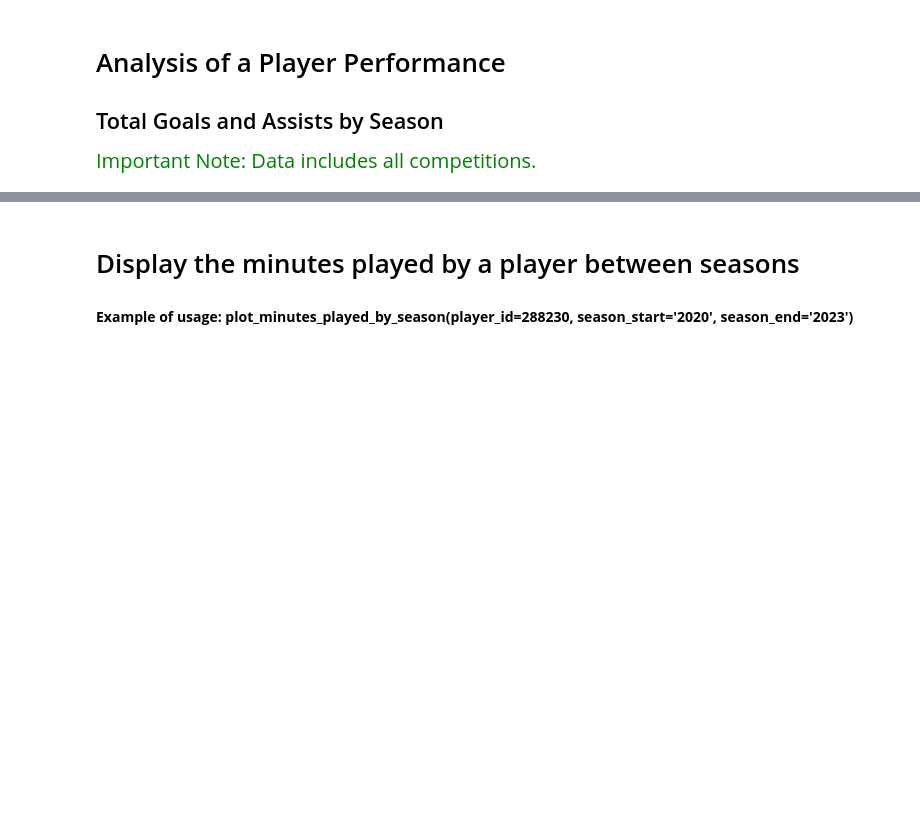
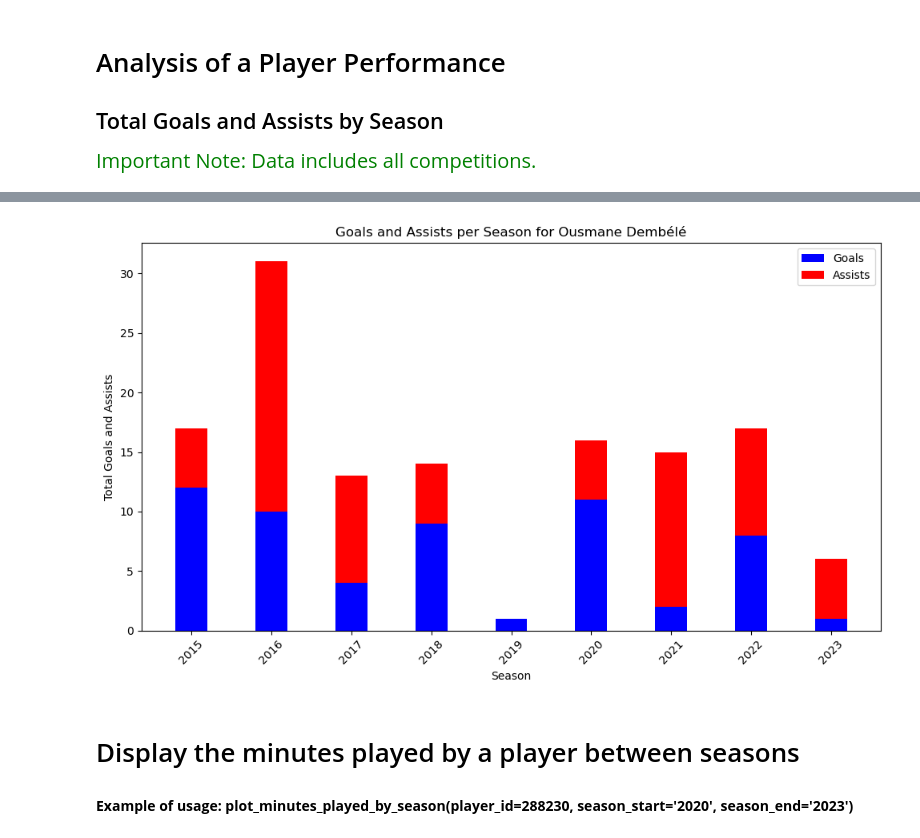
Before and after one commit to marv150302/Football-Stats-Project, a Jupyter notebook: solution/jupyter_data_analysis/data_analysis.ipynb, the cells around one changed output, grey strips where cells are left out. Drawn from its saved outputs; the diff is of its cells as text; code cells hidden in the pictures; blank space fills up the shorter version.

```diff
--- a/solution/jupyter_data_analysis/data_analysis.ipynb
+++ b/solution/jupyter_data_analysis/data_analysis.ipynb
@@ -58,41 +101,70 @@ print(df)
 <p style="font-size:20px; color:green;">Important Note: Data includes all competitions.</p>
 # %%
 def plot_goals_assists_per_season(player_id):
-    query = f"""
-    SELECT g.season, SUM(a.goals) as total_goals, SUM(a.assists) as total_assists
-    FROM Appearances a
-    JOIN Games g ON a.game_id = g.game_id
-    WHERE a.player_id = {player_id}
-    GROUP BY g.season
-    ORDER BY g.season;
-    """
-    df = pd.read_sql_query(query, engine)
+    # Query MongoDB for appearances and games data
+    appearances_collection = mongo_db['appearances']
+    games_collection = mongo_db['games']
 
+    # Aggregate the required data from MongoDB
+    pipeline = [
+        {'$match': {'player_id': player_id}},
+        {
+            '$lookup': {
+                'from': 'games',
+                'localField': 'game_id',
+                'foreignField': 'game_id',
+                'as': 'game_info'
+            }
+        },
+        {'$unwind': '$game_info'},
+        {
+            '$group': {
+                '_id': '$game_info.season',
+                'total_goals': {'$sum': '$goals'},
+                'total_assists': {'$sum': '$assists'}
+            }
+        },
+        {'$sort': {'_id': 1}}
+    ]
+
+    mongo_df = pd.DataFrame(list(appearances_collection.aggregate(pipeline)))
+    if '_id' in mongo_df.columns:
+        mongo_df.rename(columns={'_id': 'season'}, inplace=True)
+    else:
+        print("Error: The expected 'season' field is missing from the MongoDB aggregation result.")
+
+    # Query PostgreSQL for player name
     name_query = f"""
     SELECT name
     FROM Players
     WHERE player_id = {player_id};
     """
-    name_df = pd.read_sql_query(name_query, engine)
+    name_df = pd.read_sql_query(name_query, pg_engine)
     player_name = name_df['name'].iloc[0]
 
+    # Plotting
     fig, ax = plt.subplots(figsize=(10, 6))
-    df['season'] = df['season'].astype(str)
-    x = df['season']
-    goals = df['total_goals']
-    assists = df['total_assists']
+    if 'season' in mongo_df.columns:
+        mongo_df['season'] = mongo_df['season'].astype(str)
+        x = mongo_df['season']
+        goals = mongo_df['total_goals']
+        assists = mongo_df['total_assists']
 
-    width = 0.4
-    ax.bar(x, goals, width, label='Goals', color='b', align='center')
-    ax.bar(x, assists, width, bottom=goals, label='Assists', color='r', align='center')
+        width = 0.4
+        ax.bar(x, goals, width, label='Goals', color='b', align='center')
+        ax.bar(x, assists, width, bottom=goals, label='Assists', color='r', align='center')
 
-    ax.set_xlabel('Season')
-    ax.set_ylabel('Total Goals and Assists')
-    ax.set_title(f'Goals and Assists per Season for {player_name}')
-    ax.legend()
+        ax.set_xlabel('Season')
+        ax.set_ylabel('Total Goals and Assists')
+        ax.set_title(f'Goals and Assists per Season for {player_name}')
+        ax.legend()
 
-    plt.xticks(rotation=45)
-    plt.tight_layout()
-    plt.show()
+        plt.xticks(rotation=45)
+        plt.tight_layout()
+        plt.show()
+    else:
+        print("Error: Unable to plot data because the 'season' field is missing from the DataFrame.")
 
-#plot_goals_assists_per_season(player_id=288230)
+
+plot_goals_assists_per_season(player_id=288230)
+# %% [output]
@@ -99,3 +181,4 @@ def plot_goals_assists_per_season(player_id):
+[figure, added]
 # %% [markdown]
 # Display the minutes played by a player between seasons
 <h4 style="font-weight:bold;">Example of usage: plot_minutes_played_by_season(player_id=288230, season_start='2020', season_end='2023')</h4>
```
Also changed, not shown: parts of 36 cells of this notebook, 1 other file.
